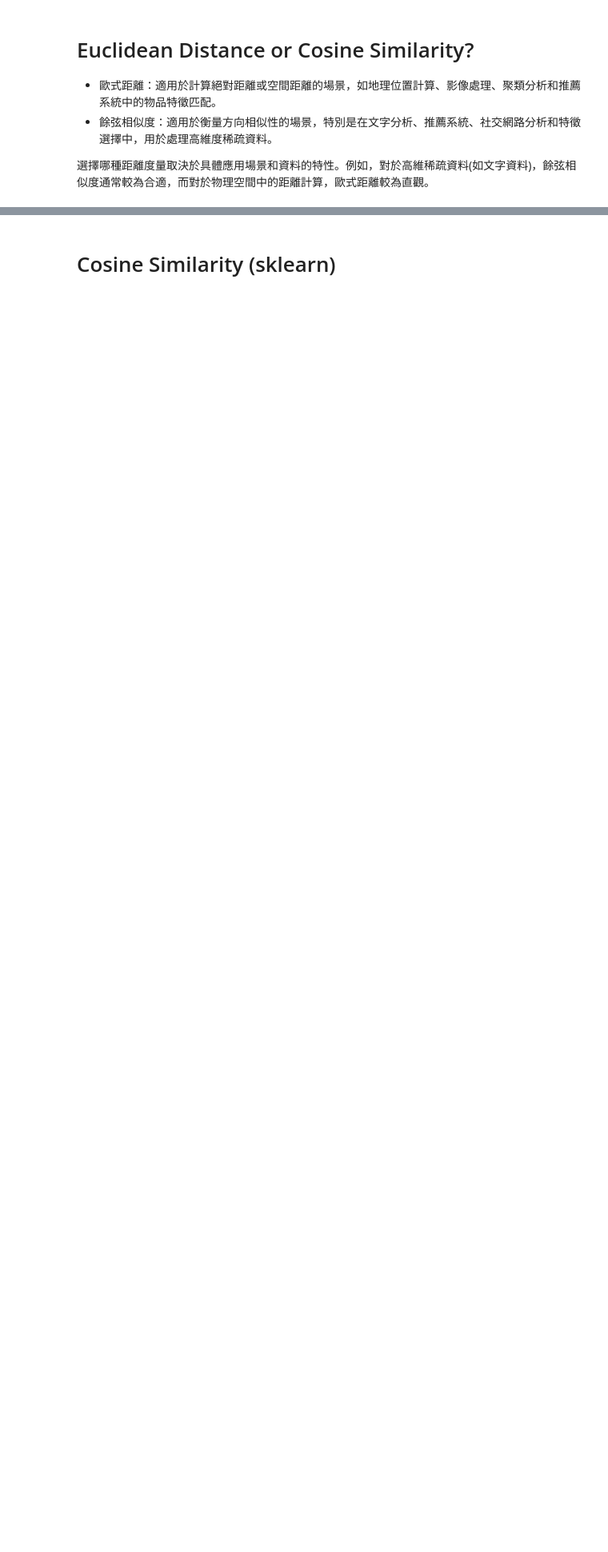
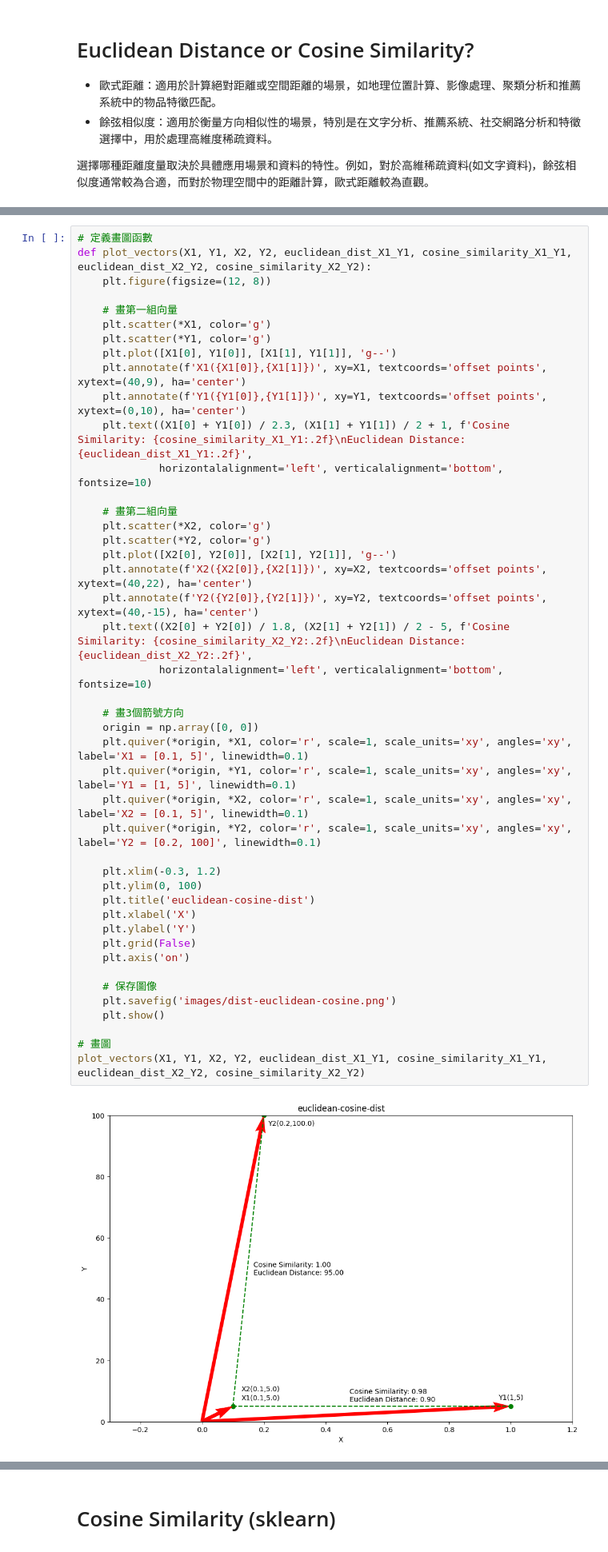
Before and after one commit to estellacoding/IMLP421, a Jupyter notebook: unit-3-ml-basic/3_Similarity.ipynb, the cells around one changed output, grey strips where cells are left out. Shown at 80% size. Saved outputs shown, nothing was run; the diff lists cells and outputs as text; blank space fills up the shorter version.

Commit message:
updated unit3.3

```diff
--- a/unit-3-ml-basic/3_Similarity.ipynb
+++ b/unit-3-ml-basic/3_Similarity.ipynb
@@ -135,3 +120,49 @@ Cosine similarity closer to 0 indicates lower similarity (larger angle).
+# %%
+# 定義畫圖函數
+def plot_vectors(X1, Y1, X2, Y2, euclidean_dist_X1_Y1, cosine_similarity_X1_Y1, euclidean_dist_X2_Y2, cosine_similarity_X2_Y2):
+    plt.figure(figsize=(12, 8))
+
+    # 畫第一組向量
+    plt.scatter(*X1, color='g')
+    plt.scatter(*Y1, color='g')
+    plt.plot([X1[0], Y1[0]], [X1[1], Y1[1]], 'g--')
+    plt.annotate(f'X1({X1[0]},{X1[1]})', xy=X1, textcoords='offset points', xytext=(40,9), ha='center')
+    plt.annotate(f'Y1({Y1[0]},{Y1[1]})', xy=Y1, textcoords='offset points', xytext=(0,10), ha='center')
+    plt.text((X1[0] + Y1[0]) / 2.3, (X1[1] + Y1[1]) / 2 + 1, f'Cosine Similarity: {cosine_similarity_X1_Y1:.2f}\nEuclidean Distance: {euclidean_dist_X1_Y1:.2f}',
+             horizontalalignment='left', verticalalignment='bottom', fontsize=10)
+
+    # 畫第二組向量
+    plt.scatter(*X2, color='g')
+    plt.scatter(*Y2, color='g')
+    plt.plot([X2[0], Y2[0]], [X2[1], Y2[1]], 'g--')
+    plt.annotate(f'X2({X2[0]},{X2[1]})', xy=X2, textcoords='offset points', xytext=(40,22), ha='center')
+    plt.annotate(f'Y2({Y2[0]},{Y2[1]})', xy=Y2, textcoords='offset points', xytext=(40,-15), ha='center')
+    plt.text((X2[0] + Y2[0]) / 1.8, (X2[1] + Y2[1]) / 2 - 5, f'Cosine Similarity: {cosine_similarity_X2_Y2:.2f}\nEuclidean Distance: {euclidean_dist_X2_Y2:.2f}',
+             horizontalalignment='left', verticalalignment='bottom', fontsize=10)
+
+    # 畫3個箭號方向
+    origin = np.array([0, 0])
+    plt.quiver(*origin, *X1, color='r', scale=1, scale_units='xy', angles='xy', label='X1 = [0.1, 5]', linewidth=0.1)
+    plt.quiver(*origin, *Y1, color='r', scale=1, scale_units='xy', angles='xy', label='Y1 = [1, 5]', linewidth=0.1)
+    plt.quiver(*origin, *X2, color='r', scale=1, scale_units='xy', angles='xy', label='X2 = [0.1, 5]', linewidth=0.1)
+    plt.quiver(*origin, *Y2, color='r', scale=1, scale_units='xy', angles='xy', label='Y2 = [0.2, 100]', linewidth=0.1)
+
+    plt.xlim(-0.3, 1.2)
+    plt.ylim(0, 100)
+    plt.title('euclidean-cosine-dist')
+    plt.xlabel('X')
+    plt.ylabel('Y')
+    plt.grid(False)
+    plt.axis('on')
+
+    # 保存圖像
+    plt.savefig('images/dist-euclidean-cosine.png')
+    plt.show()
+
+# 畫圖
+plot_vectors(X1, Y1, X2, Y2, euclidean_dist_X1_Y1, cosine_similarity_X1_Y1, euclidean_dist_X2_Y2, cosine_similarity_X2_Y2)
+# %% [output]
+[figure, added]
 # %%
 import numpy as np
 
```
Also changed, not shown: parts of 10 cells of this notebook, 2 other files.
